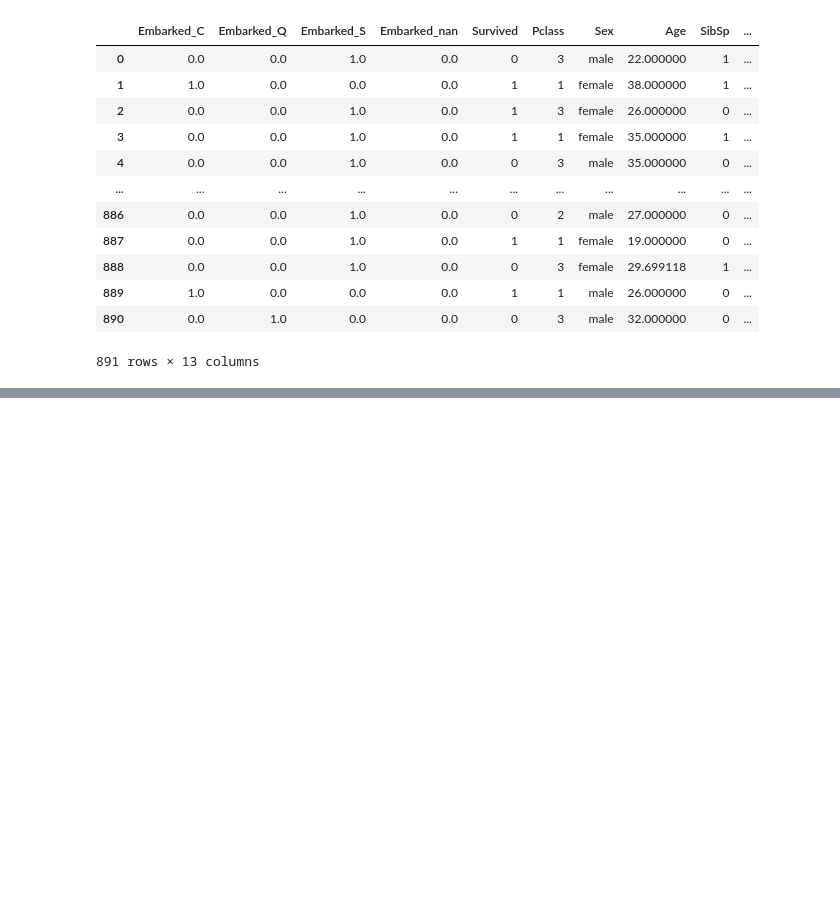
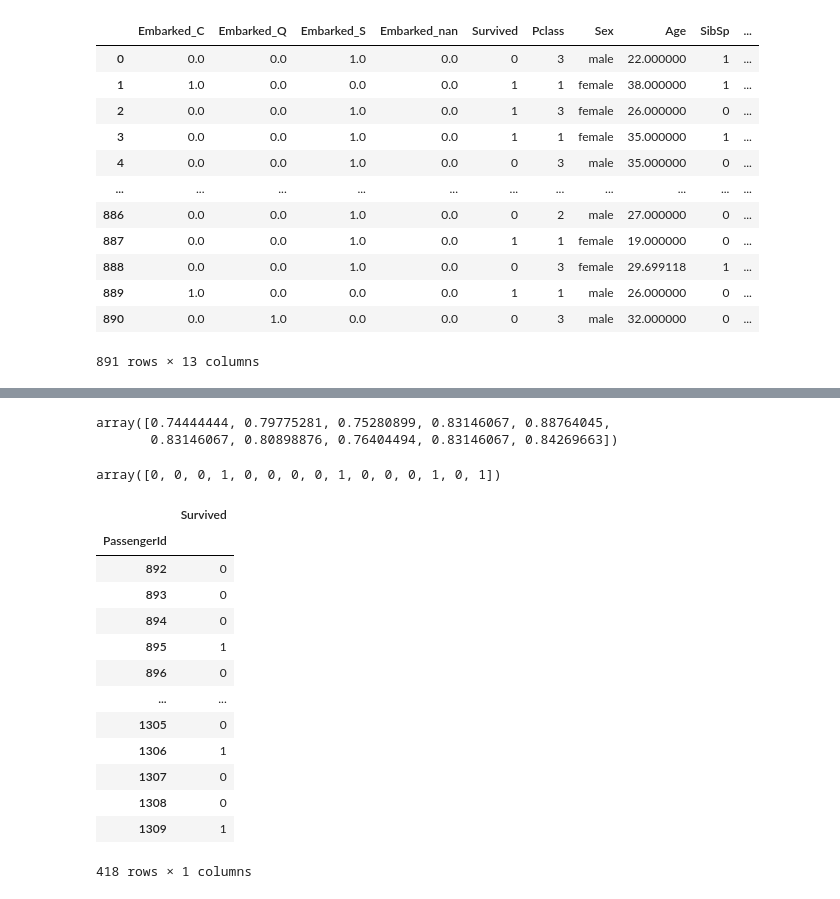
Before and after one commit to lupiel/kaggle-titanic-ml, a Jupyter notebook: ml-notebook.ipynb, the cells around one changed output, grey strips where cells are left out. Cells and saved outputs as stored; diff of their text form; code cells hidden in the pictures; blank space fills up the shorter version.

```diff
--- a/ml-notebook.ipynb
+++ b/ml-notebook.ipynb
@@ -224,0 +273,3 @@ pd.concat([one_hot_categ_column(X, "Embarked"), X], axis=1)
+# %%
+X_train = preprocess_pipeline.fit_transform(train_data)
+X_train
@@ -224,0 +290,45 @@ pd.concat([one_hot_categ_column(X, "Embarked"), X], axis=1)
+# %%
+y_train = train_data["Survived"]
+# %%
+from sklearn.ensemble import RandomForestClassifier
+
+# training the model
+rforest_clf = RandomForestClassifier(random_state=888)
+rforest_clf.fit(X_train, y_train)
+
+# making predictions
+X_test = preprocess_pipeline.transform(test_data)
+y_pred = rforest_clf.predict(X_test)
+# %%
+from sklearn.model_selection import cross_val_score
+
+# checking how good our model is
+forest_scores = cross_val_score(rforest_clf, X_train, y_train, cv=10)
+forest_scores
+# %% [output]
+array([0.74444444, 0.79775281, 0.75280899, 0.83146067, 0.88764045,
+       0.83146067, 0.80898876, 0.76404494, 0.83146067, 0.84269663])
+# %%
+y_pred[:15]
+# %% [output]
+array([0, 0, 0, 1, 0, 0, 0, 0, 1, 0, 0, 0, 1, 0, 1])
+# %%
+answers_df = pd.DataFrame(data={"Survived": y_pred}, index=test_data.index)
+answers_df.to_csv("answers")
+# %%
+answers_df
+# %% [output]
+|  | Survived |
+| PassengerId |  |
+| 892 | 0 |
+| 893 | 0 |
+| 894 | 0 |
+| 895 | 1 |
+| 896 | 0 |
+| ... | ... |
+| 1305 | 0 |
+| 1306 | 1 |
+| 1307 | 0 |
+| 1308 | 0 |
+| 1309 | 1 |
+418 rows × 1 columns
```
Also changed, not shown: parts of 23 cells of this notebook.
